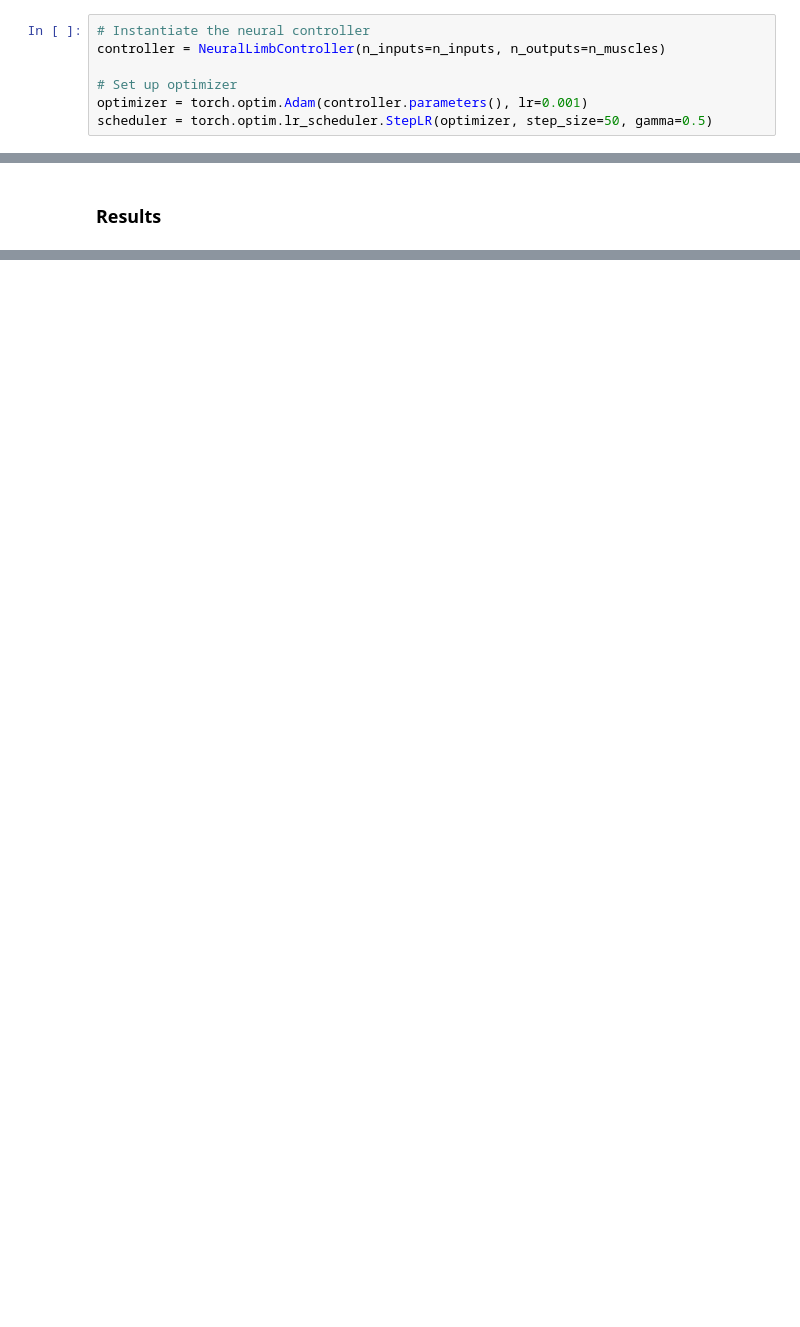
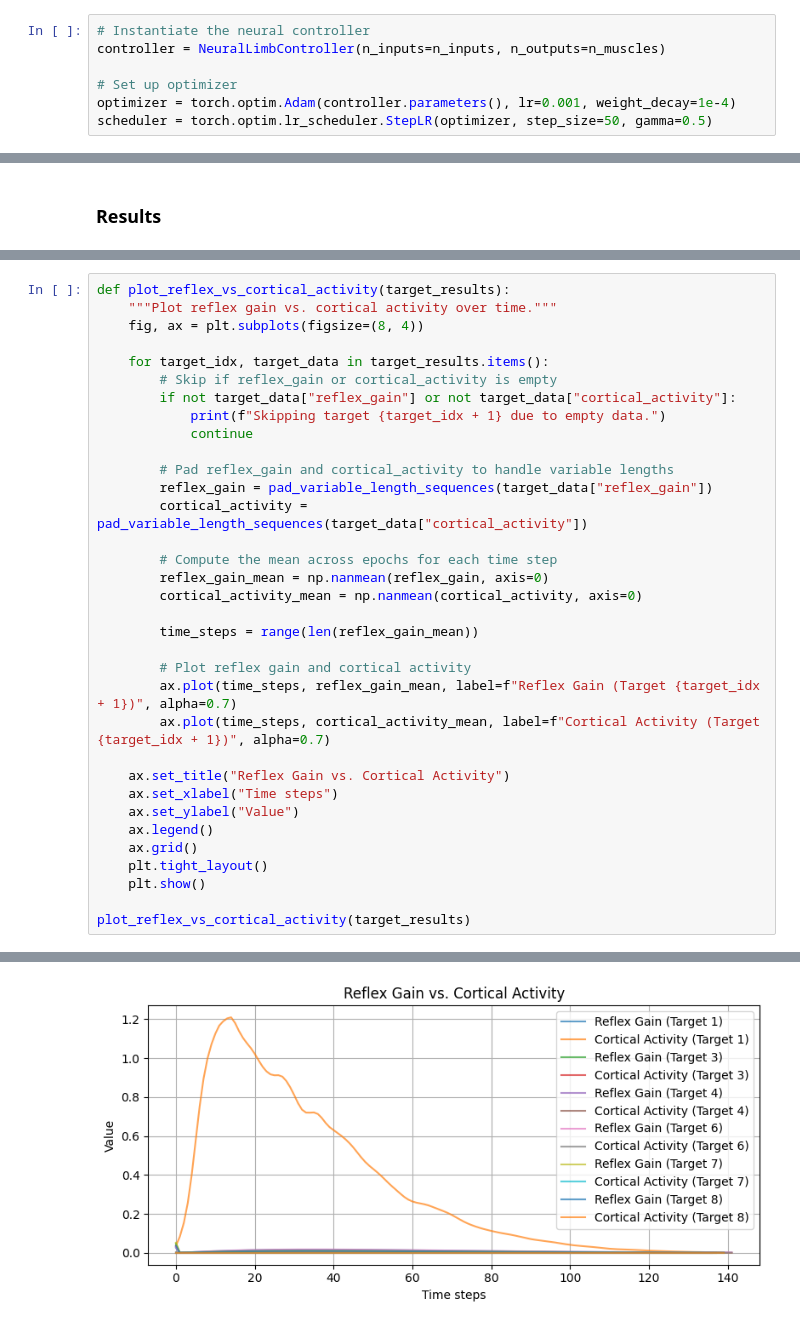
Before and after one commit to MetthewB/NX-492, a Jupyter notebook: script/myoelbow.ipynb, the cells around one changed output, grey strips where cells are left out. Saved outputs shown, nothing was run; the diff lists cells and outputs as text; blank space fills up the shorter version.

Commit message:
Update plots in MyoElbow

```diff
--- a/script/myoelbow.ipynb
+++ b/script/myoelbow.ipynb
@@ -447,7 +447,7 @@ def compute_qpos(upper_arm, forearm, shoulder_pos):
 controller = NeuralLimbController(n_inputs=n_inputs, n_outputs=n_muscles)
 
 # Set up optimizer
-optimizer = torch.optim.Adam(controller.parameters(), lr=0.001)
+optimizer = torch.optim.Adam(controller.parameters(), lr=0.001, weight_decay=1e-4)
 scheduler = torch.optim.lr_scheduler.StepLR(optimizer, step_size=50, gamma=0.5)
 # %%
 # Arm segment lengths and shoulder position
@@ -846,0 +822,35 @@ plot_feedback_contributions(target_results, muscle_idx=0)
+# %%
+def plot_reflex_vs_cortical_activity(target_results):
+    """Plot reflex gain vs. cortical activity over time."""
+    fig, ax = plt.subplots(figsize=(8, 4))
+
+    for target_idx, target_data in target_results.items():
+        # Skip if reflex_gain or cortical_activity is empty
+        if not target_data["reflex_gain"] or not target_data["cortical_activity"]:
+            print(f"Skipping target {target_idx + 1} due to empty data.")
+            continue
+
+        # Pad reflex_gain and cortical_activity to handle variable lengths
+        reflex_gain = pad_variable_length_sequences(target_data["reflex_gain"])
+        cortical_activity = pad_variable_length_sequences(target_data["cortical_activity"])
+
+        # Compute the mean across epochs for each time step
+        reflex_gain_mean = np.nanmean(reflex_gain, axis=0)
+        cortical_activity_mean = np.nanmean(cortical_activity, axis=0)
+
+        time_steps = range(len(reflex_gain_mean))
+
+        # Plot reflex gain and cortical activity
+        ax.plot(time_steps, reflex_gain_mean, label=f"Reflex Gain (Target {target_idx + 1})", alpha=0.7)
+        ax.plot(time_steps, cortical_activity_mean, label=f"Cortical Activity (Target {target_idx + 1})", alpha=0.7)
+
+    ax.set_title("Reflex Gain vs. Cortical Activity")
+    ax.set_xlabel("Time steps")
+    ax.set_ylabel("Value")
+    ax.legend()
+    ax.grid()
+    plt.tight_layout()
+    plt.show()
+
+plot_reflex_vs_cortical_activity(target_results)
+# %% [output]
@@ -846,0 +859 @@ plot_feedback_contributions(target_results, muscle_idx=0)
+[figure, added]
```
Also changed, not shown: parts of 13 cells of this notebook.
